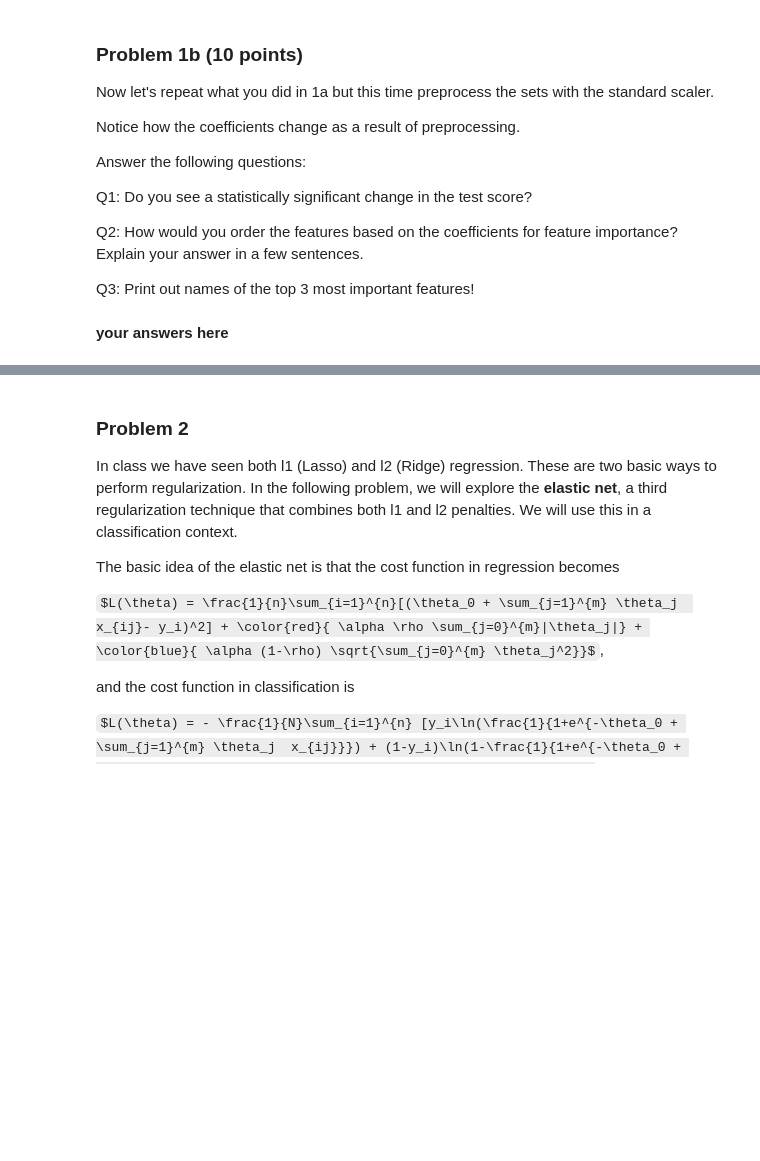
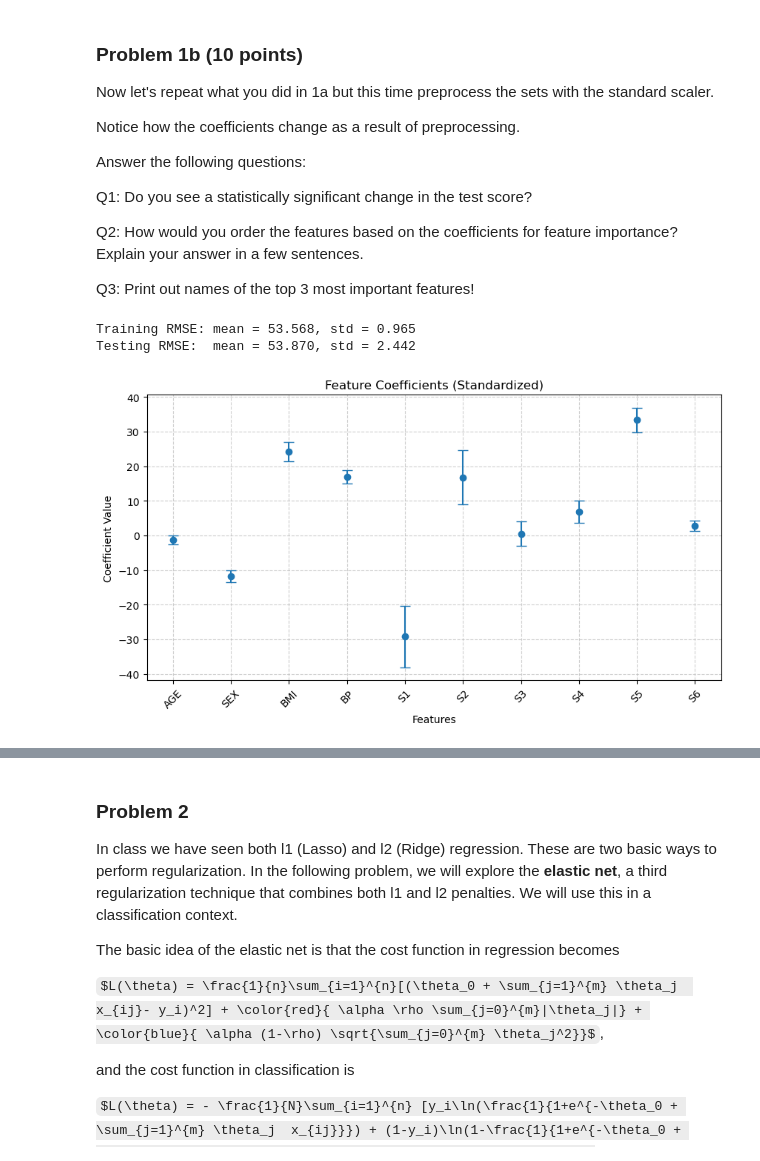
Before and after one commit to IsabellaTan/Brown-DATA1030-HW5, a Jupyter notebook: PS5.ipynb, the cells around one changed output, grey strips where cells are left out. Saved outputs shown, nothing was run; the diff lists cells and outputs as text; code cells hidden in the pictures; some formulas as TeX source; blank space fills up the shorter version.

```diff
--- a/PS5.ipynb
+++ b/PS5.ipynb
@@ -109,2 +182,77 @@ Q3: Print out names of the top 3 most important features!
-# %% [markdown]
-**your answers here**
+# %%
+# your code here
+
+# Load dataset
+url = "https://www4.stat.ncsu.edu/~boos/var.select/diabetes.tab.txt"
+df = pd.read_csv(url, sep="\t")
+# Separate features and target variable
+X = df.drop(columns=['Y'])
+y = df['Y']
+# Create lists to store results
+train_rmse_list = []
+test_rmse_list = []
+coef_list = []
+# Loop through the 10 random states
+for state in range(10):
+    # Split the dataset into training and test sets (70-30 ratios)
+    X_train, X_test, y_train, y_test = train_test_split(X, y, test_size=0.3, random_state=state)
+    # Standardize the features
+    scaler = StandardScaler()
+    X_train = scaler.fit_transform(X_train)
+    X_test = scaler.transform(X_test)
+    # Fit Ridge regression model with alpha=1 using training set
+    model = Ridge(alpha=1)
+    model.fit(X_train, y_train)
+    # Find predictions for training and test sets
+    train_pred = model.predict(X_train)
+    test_pred = model.predict(X_test)
+    # Calculate RMSE for training and test sets
+    train_rmse = root_mean_squared_error(y_train, train_pred)
+    test_rmse = root_mean_squared_error(y_test, test_pred)
+    # Append results to lists
+    train_rmse_list.append(train_rmse)
+    test_rmse_list.append(test_rmse)
+    coef_list.append(model.coef_)
+
+# Calculate mean and standard deviation of RMSEs for training and test sets
+train_mean = np.mean(train_rmse_list)
+train_std = np.std(train_rmse_list)
+test_mean = np.mean(test_rmse_list)
+test_std = np.std(test_rmse_list)
+# Print results
+print(f"Training RMSE: mean = {train_mean:.3f}, std = {train_std:.3f}")
+print(f"Testing RMSE:  mean = {test_mean:.3f}, std = {test_std:.3f}")
+
+# Covert coef_list to a NumPy array for easier calculations
+coef_array = np.array(coef_list)
+# Calculate mean and standard deviation of coefficients across the 10 runs
+coef_mean = np.mean(coef_array, axis=0) # axis=0 means we calculate based on columns
+coef_std = np.std(coef_array, axis=0)
+# Plot the coefficients with error bars
+plt.figure(figsize=(10, 5))
+# fmt='o' means we want to use circle to represent the mean coefficients
+# capsize=5 means the horizontal lines at the end of the error bars will have a length of 5
+plt.errorbar(X.columns, coef_mean, yerr=coef_std, fmt='o', capsize=5)
+# Rotate x-axis labels for better readability
+plt.xticks(rotation=45)
+plt.title("Feature Coefficients (Standardized)")
+plt.xlabel("Features")
+plt.ylabel("Coefficient Value")
+plt.grid(True, linestyle='--', alpha=0.6)
+plt.show()
+
+
+# Sort features by the absolute value of their mean coefficients in descending order
+sorted_idx = np.argsort(np.abs(coef_mean))[::-1]
+# Get the indices of the top 3 features
+top_3_idx = sorted_idx[:3]
+# Get the names of the top 3 features
+top_3_features = X.columns[top_3_idx]
+# Print the top 3 features
+print("Top 3 features based on absolute mean coefficients:")
+for feature in top_3_features:
+    print(feature)
+# %% [output]
+Training RMSE: mean = 53.568, std = 0.965
+Testing RMSE:  mean = 53.870, std = 2.442
+[figure, added]
```
Also changed, not shown: parts of 7 cells of this notebook.
